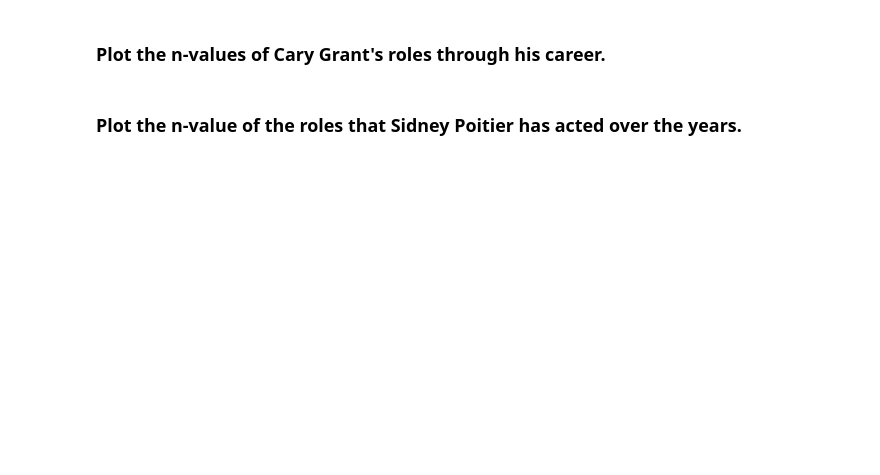
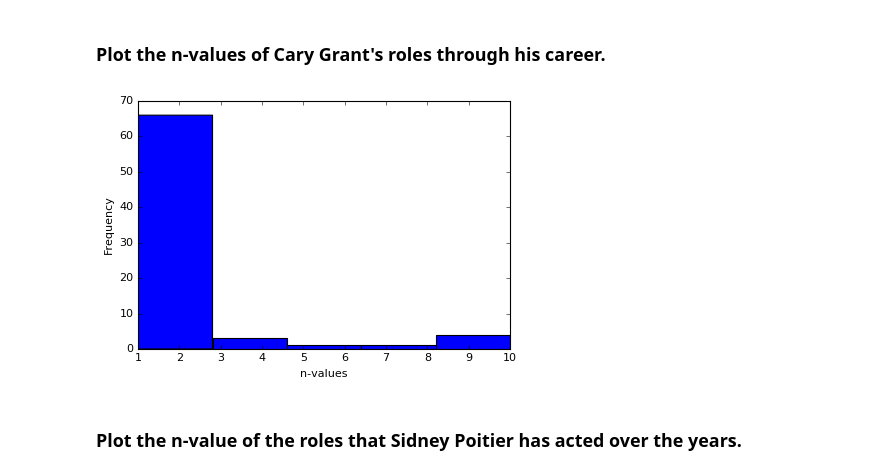
Before and after one commit to Z-Yang-328/Online-Auction-Analytics, a Jupyter notebook: Data Wrangling/Exercises-2.ipynb, the cells around one changed output. Drawn from its saved outputs; the diff is of its cells as text; code cells hidden in the pictures; blank space fills up the shorter version.

```diff
--- a/Data Wrangling/Exercises-2.ipynb
+++ b/Data Wrangling/Exercises-2.ipynb
@@ -259,4 +246,11 @@ c = cast[cast.name == 'Judi Dench']
 # %% [markdown]
 ### Plot the n-values of Cary Grant's roles through his career.
+# %%
+c = cast[cast.name == 'Cary Grant']
+# %%
+_ = c.n.plot(kind = 'hist', bins = 5)
+_ = plt.xlabel('n-values')
+# %% [output]
+[figure, added]
 # %% [markdown]
 ### Plot the n-value of the roles that Sidney Poitier has acted over the years.
```
Also changed, not shown: parts of 5 cells of this notebook.
